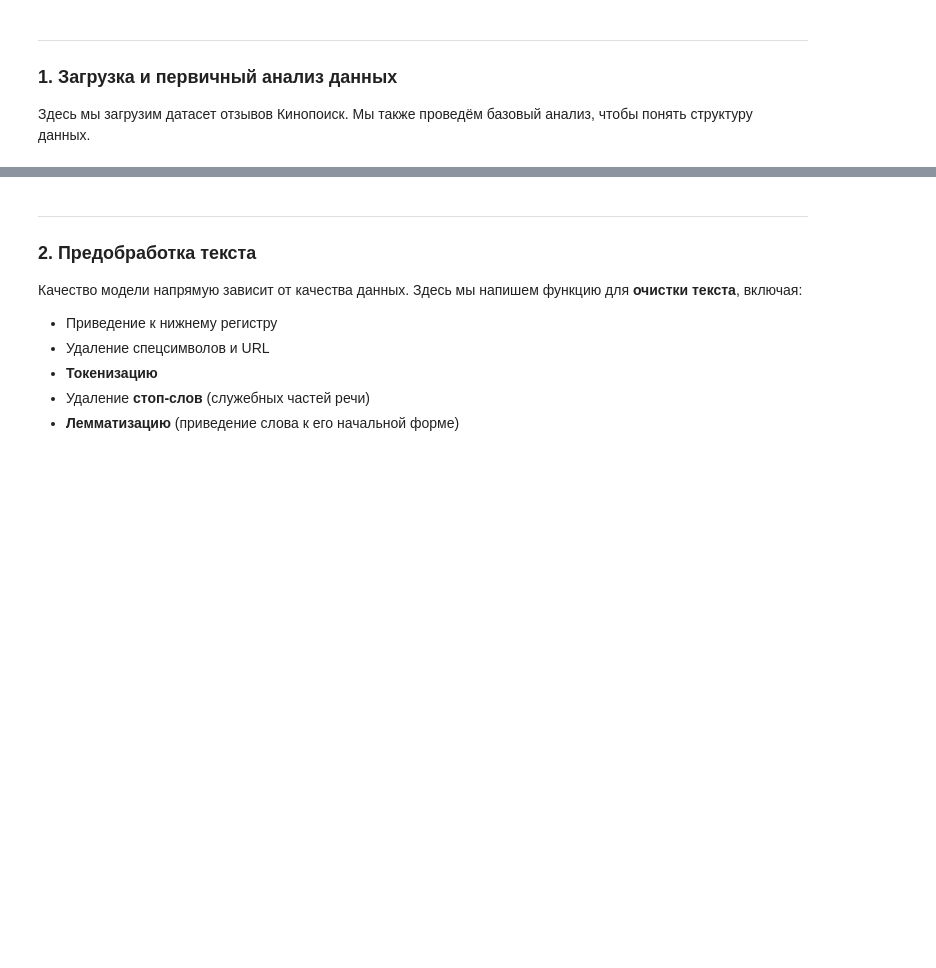
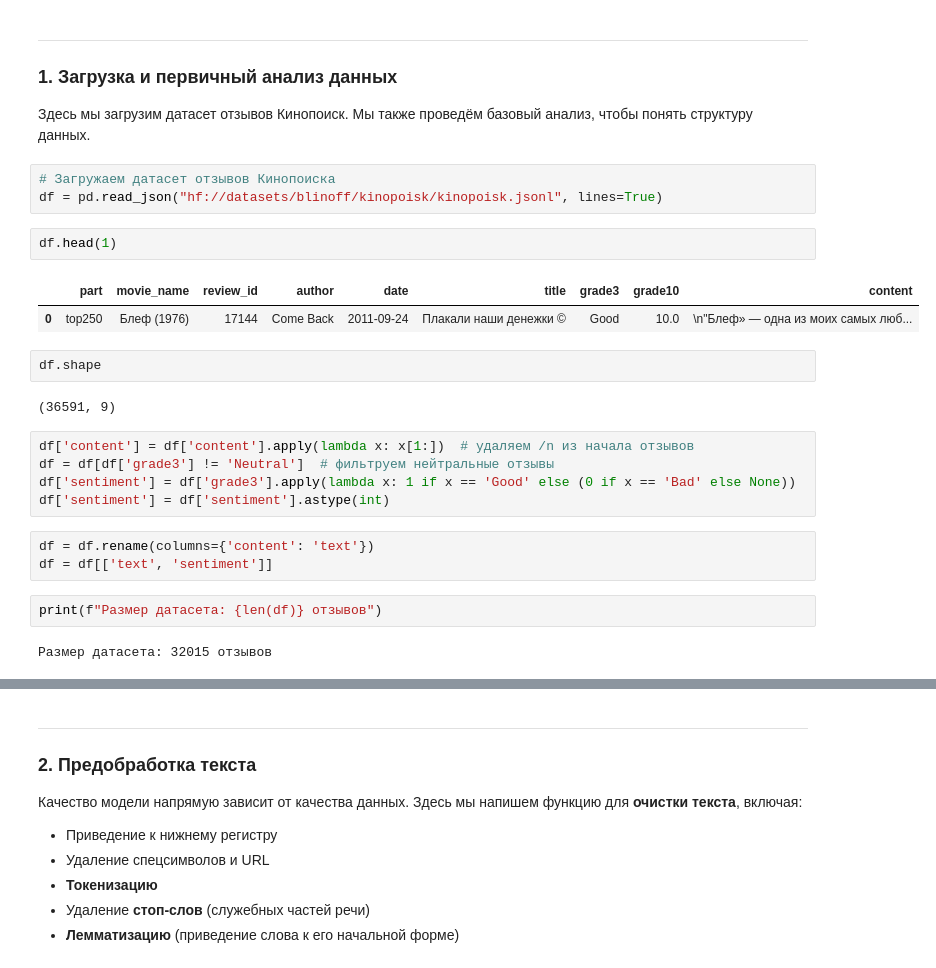
Before and after one commit to yuramayer/mipt-masters, a Jupyter notebook: nlp/pracs/prac_1/done/seminar_1.ipynb, the cells around one changed output, grey strips where cells are left out. Cells and saved outputs as stored; diff of their text form; blank space fills up the shorter version.

```diff
--- a/nlp/pracs/prac_1/done/seminar_1.ipynb
+++ b/nlp/pracs/prac_1/done/seminar_1.ipynb
@@ -87,3 +90,27 @@ morph = pymorphy3.MorphAnalyzer()
 ### **1. Загрузка и первичный анализ данных**
 
 Здесь мы загрузим датасет отзывов Кинопоиск. Мы также проведём базовый анализ, чтобы понять структуру данных.
+# %%
+# Загружаем датасет отзывов Кинопоиска
+df = pd.read_json("hf://datasets/blinoff/kinopoisk/kinopoisk.jsonl", lines=True)
+# %%
+df.head(1)
+# %% [output]
+|  | part | movie_name | review_id | author | date | title | grade3 | grade10 | content |
+| 0 | top250 | Блеф (1976) | 17144 | Come Back | 2011-09-24 | Плакали наши денежки © | Good | 10.0 | \n"Блеф» — одна из моих самых люб... |
+# %%
+df.shape
+# %% [output]
+(36591, 9)
+# %%
+df['content'] = df['content'].apply(lambda x: x[1:])  # удаляем /n из начала отзывов
+df = df[df['grade3'] != 'Neutral']  # фильтруем нейтральные отзывы
+df['sentiment'] = df['grade3'].apply(lambda x: 1 if x == 'Good' else (0 if x == 'Bad' else None))
+df['sentiment'] = df['sentiment'].astype(int)
+# %%
+df = df.rename(columns={'content': 'text'})
+df = df[['text', 'sentiment']]
+# %%
+print(f"Размер датасета: {len(df)} отзывов")
+# %% [output]
+Размер датасета: 32015 отзывов
```
Also changed, not shown: parts of 16 cells of this notebook.
